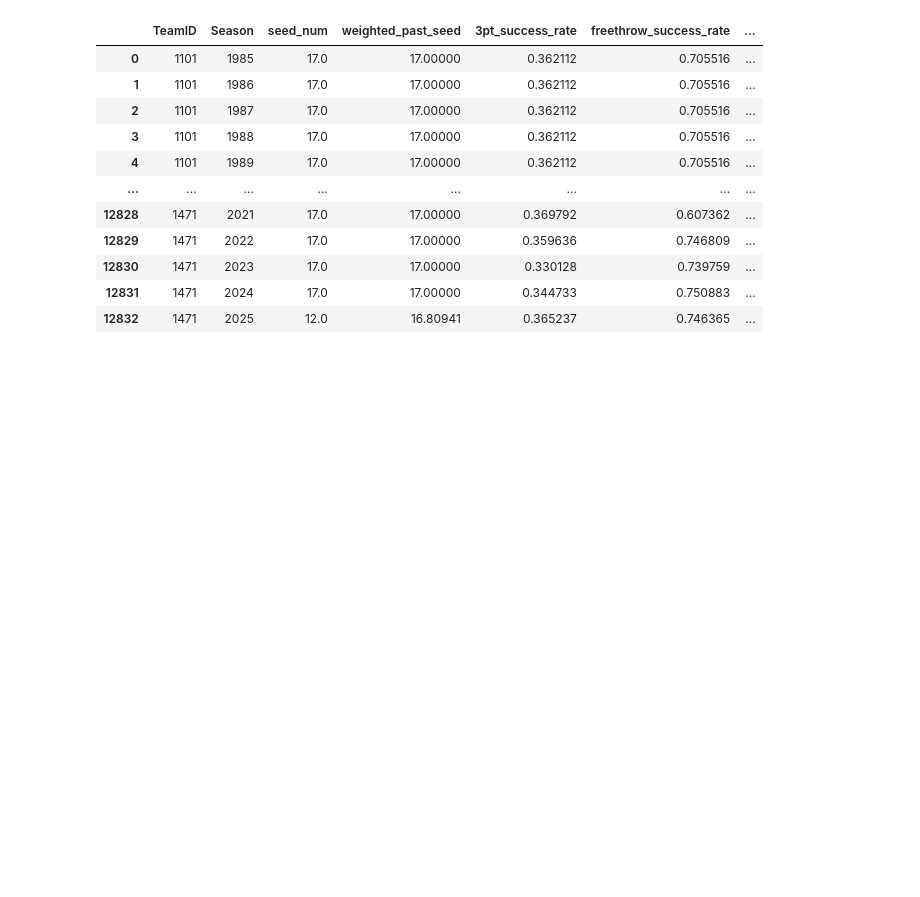
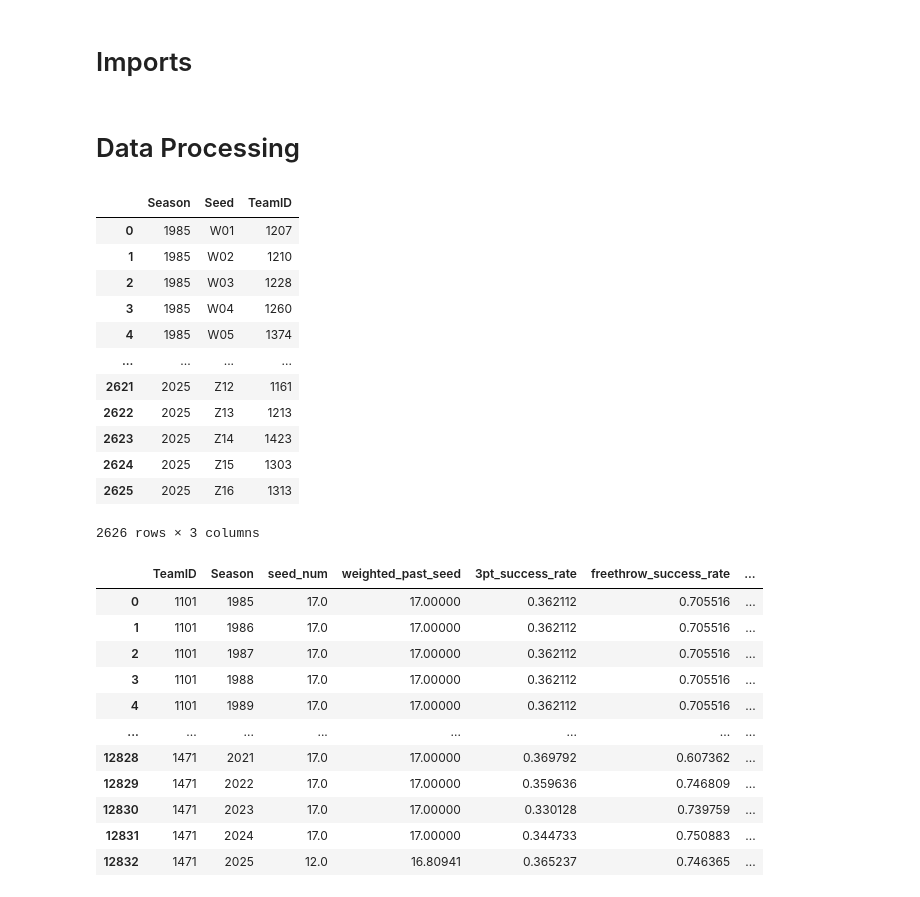
Before and after one commit to sydsaenz/18.065FinalProject, a Jupyter notebook: 18_065FinalProjectModel1.ipynb, the cells around one changed output. Drawn from its saved outputs; the diff is of its cells as text; code cells hidden in the pictures; blank space fills up the shorter version.

```diff
--- a/18_065FinalProjectModel1.ipynb
+++ b/18_065FinalProjectModel1.ipynb
@@ -1,5 +1,7 @@
 # %% [markdown]
 <a href="https://colab.research.google.com/github/sydsaenz/18.065FinalProject/blob/main/18_065FinalProjectModel1.ipynb" target="_parent"><img src="https://colab.research.google.com/assets/colab-badge.svg" alt="Open In Colab"/></a>
+# %% [markdown]
+# Imports
 # %%
 import pandas as pd
 import numpy as np
@@ -11,0 +15,2 @@ import seaborn as sns
+# %% [markdown]
+# Data Processing
@@ -11,0 +26,18 @@ import seaborn as sns
+# %%
+url = "https://raw.githubusercontent.com/sydsaenz/18.065FinalProject/main/MNCAATourneySeeds.csv"
+initial_seeds = pd.read_csv(url)
+initial_seeds
+# %% [output]
+|  | Season | Seed | TeamID |
+| 0 | 1985 | W01 | 1207 |
+| 1 | 1985 | W02 | 1210 |
+| 2 | 1985 | W03 | 1228 |
+| 3 | 1985 | W04 | 1260 |
+| 4 | 1985 | W05 | 1374 |
+| ... | ... | ... | ... |
+| 2621 | 2025 | Z12 | 1161 |
+| 2622 | 2025 | Z13 | 1213 |
+| 2623 | 2025 | Z14 | 1423 |
+| 2624 | 2025 | Z15 | 1303 |
+| 2625 | 2025 | Z16 | 1313 |
+2626 rows × 3 columns
```
Also changed, not shown: parts of 24 cells of this notebook.
